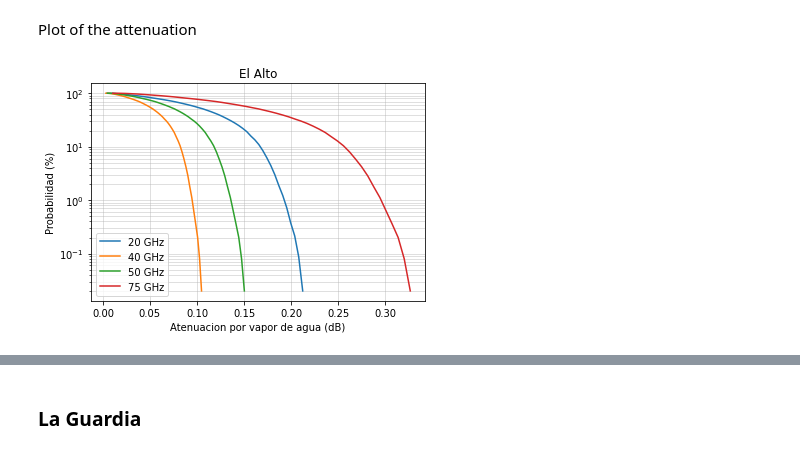
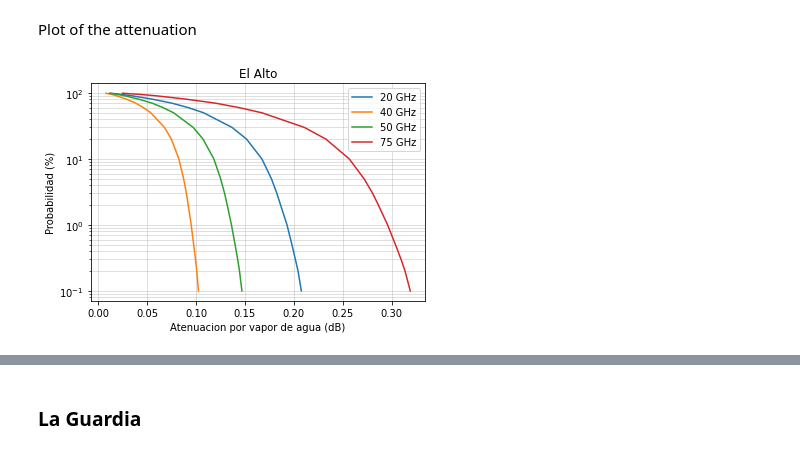
Before and after one commit to gustavomarinovando/era5-analysis, a Jupyter notebook: DataPlotting.ipynb, the cells around one changed output, grey strips where cells are left out. Saved outputs shown, nothing was run; the diff lists cells and outputs as text; code cells hidden in the pictures.

```diff
--- a/DataPlotting.ipynb
+++ b/DataPlotting.ipynb
@@ -101,10 +104,9 @@ sp_h, sp_e, sp_re = plothist(springtcwv, 'p', 'Histograma Verano', 'IWV (mm)', '
 # %% [markdown]
 ### CCDF Plot
 # %%
-def plotcdf(array, plot=1):
-    ccdf, X, _ = plt.hist(array, bins = 50, density=True, log=True, cumulative=-1, histtype='step')
-    X = X[:-1]
-    ccdf = ccdf * 100
+def plotcdf(array, plot=1, bins=50):
+    ccdf, X, _ = plt.hist(array, bins = bins, density=True, log=True, cumulative=-1, histtype='step')
+    ccdf = np.append(ccdf * 100, 0)
     plt.clf()
     plt.grid(True, which="both")
     plt.semilogy(X, ccdf, label='CCDF')
@@ -120,0 +121,8 @@ X, ccdf = plotcdf(tcwv_m)
+# %%
+def interp_list(x, y, new_x):
+    new_y = []
+    y_interp = interp1d(x, y, kind='linear')
+    new_y = np.array([float(y_interp(val)) for val in new_x])
+    return new_y
+# %%
+prob_nom = [0.1, 0.2, 0.3, 0.5, 1, 2, 3, 5, 10, 20, 30, 50, 60, 70, 80, 90, 95, 99]
@@ -217,20 +251,24 @@ X_20, ccdf_20 = plotcdf(at_20, 0)
 X_40, ccdf_40 = plotcdf(at_40, 0)
 X_50, ccdf_50 = plotcdf(at_50, 0)
 X_75, ccdf_75 = plotcdf(at_75, 0)
+X_20n = interp_list(ccdf_20, X_20, prob_nom)
+X_40n = interp_list(ccdf_40, X_40, prob_nom)
+X_50n = interp_list(ccdf_50, X_50, prob_nom)
+X_75n = interp_list(ccdf_75, X_75, prob_nom)
 # %% [output]
 <Figure size 432x288 with 0 Axes>
 # %% [markdown]
 Plot of the attenuation
 # %%
 plt.grid(True, which="both", alpha=0.5)
-plt.semilogy(X_20, ccdf_20, label='20 GHz')
-plt.semilogy(X_40, ccdf_40, label='40 GHz')
-plt.semilogy(X_50, ccdf_50, label='50 GHz')
-plt.semilogy(X_75, ccdf_75, label='75 GHz')
+plt.semilogy(X_20n, prob_nom, label='20 GHz')
+plt.semilogy(X_40n, prob_nom, label='40 GHz')
+plt.semilogy(X_50n, prob_nom, label='50 GHz')
+plt.semilogy(X_75n, prob_nom, label='75 GHz')
 plt.legend(loc='best')
 plt.title('El Alto')
 plt.xlabel('Atenuacion por vapor de agua (dB)')
 plt.ylabel('Probabilidad (%)')
 plt.show()
 # %% [output]
-[figure, old version]
+[figure, new version]
```
Also changed, not shown: parts of 58 cells of this notebook, 54 other files.
